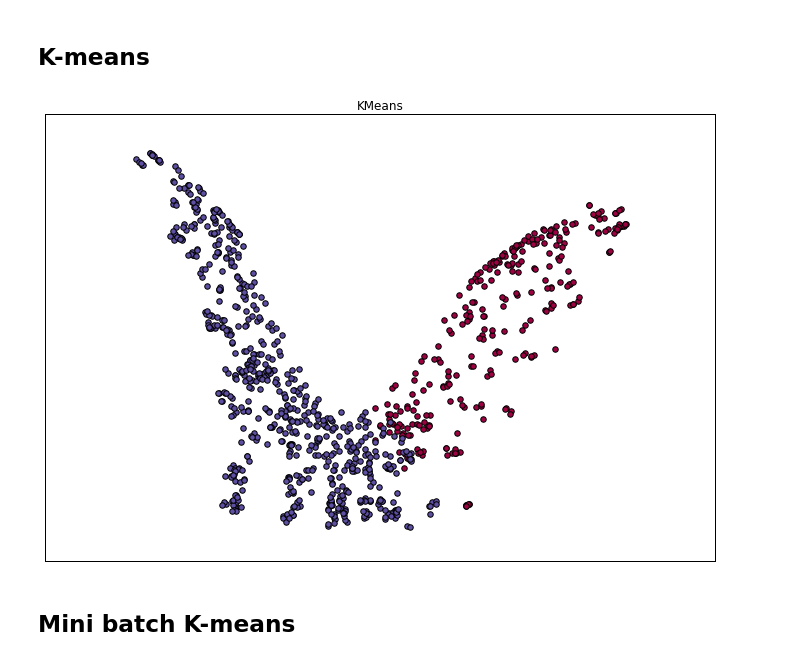
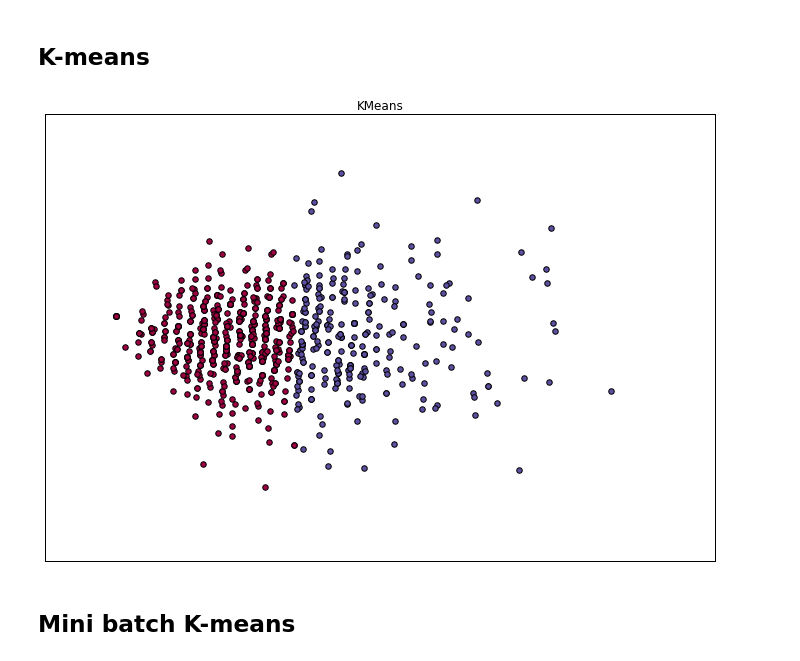
Before and after one commit to FMena14/Mineria1, a Jupyter notebook: Tarea1.ipynb, the cells around one changed output. Saved outputs shown, nothing was run; the diff lists cells and outputs as text; code cells hidden in the pictures.

```diff
--- a/Tarea1.ipynb
+++ b/Tarea1.ipynb
@@ -70,31 +87,32 @@ X = df_numericos.as_matrix()
 # %%
 from sklearn.cluster import KMeans
 k = 2
 #se ajusta kMeans aa los datos
 k_means = KMeans(init="random", n_clusters=k, n_init=10)
 k_means.fit(X)
 
 from sklearn import manifold
 #se proyecta a dos dimensiones para presentar los cluster
 X_red = manifold.SpectralEmbedding(n_components=2).fit_transform(X)
+from sklearn.decomposition import PCA
+X_red = PCA(n_components=2).fit_transform(X)
 
 k_means_labels = k_means.labels_
 k_means_cluster_centers = k_means.cluster_centers_
 
 #se grafica
 plt.figure(figsize=(12,8))
 plt.title('KMeans')
 cmap = plt.cm.get_cmap(name = "Spectral")
 mcolors = [cmap(i) for i in np.linspace(0,1,k)]
 for k, col in zip(range(k), mcolors):
     my_members = k_means_labels == k
     plt.scatter(X_red[my_members, 0],X_red[my_members, 1],s=30,c=col)
-
 plt.xticks(())
 plt.yticks(())
 plt.show()
 # %% [output]
-[figure, old version]
+[figure, new version]
 # %% [markdown]
 ## Mini batch K-means
 # %%
```
Also changed, not shown: parts of 9 cells of this notebook.
